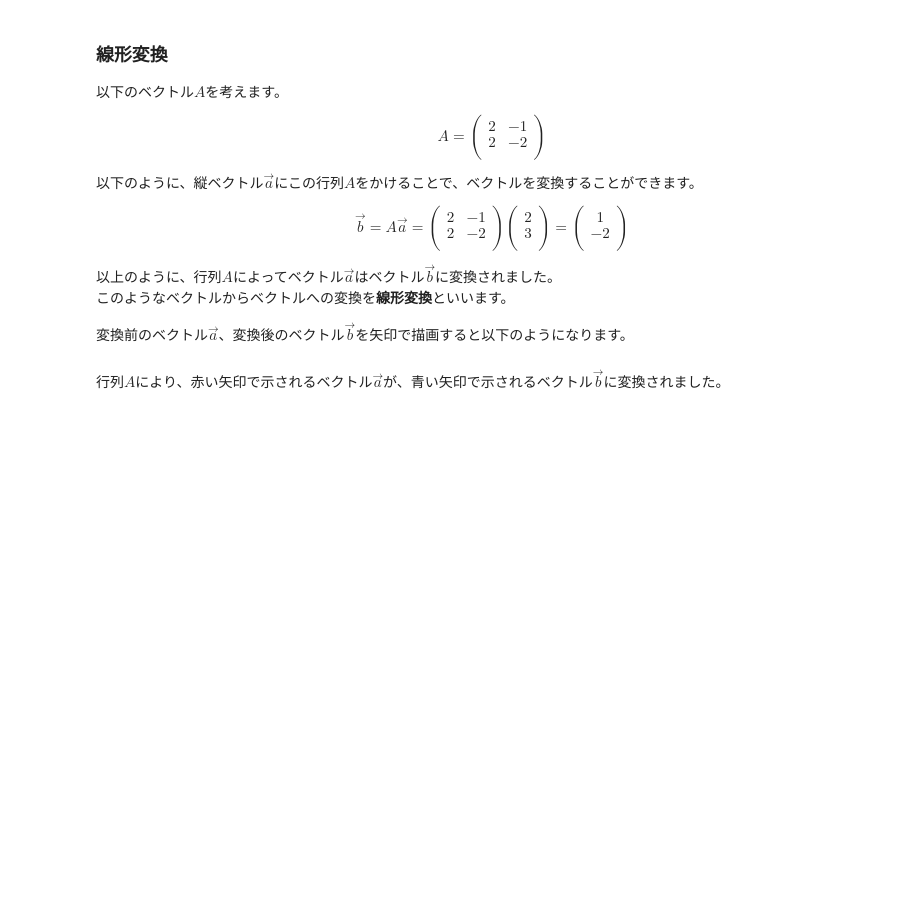
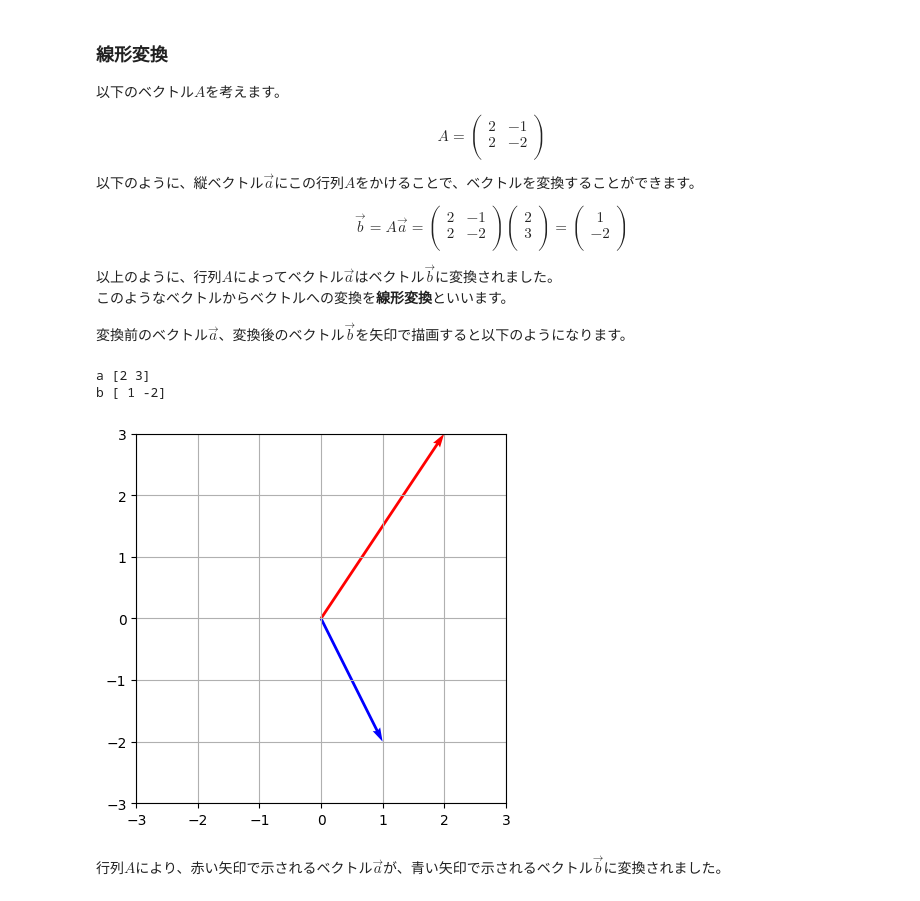
Before and after one commit to yuukimotai/UsedApart_PricePred, a Jupyter notebook: math_for_ai/Section_5/linear_transformation_lesson.ipynb, the cells around one changed output. Saved outputs shown, nothing was run; the diff lists cells and outputs as text; code cells hidden in the pictures; blank space fills up the shorter version.

Commit message:
線形変換

```diff
--- a/math_for_ai/Section_5/linear_transformation_lesson.ipynb
+++ b/math_for_ai/Section_5/linear_transformation_lesson.ipynb
@@ -88,29 +90,33 @@ $$
 # %%
 import numpy as np
 import matplotlib.pyplot as plt
 
 a = np.array([2, 3])  # 変換前のベクトル
 A = np.array([[2, -1],
               [2, -2]])
-b =       # 線形変換
+b = np.dot(A, a)      # 線形変換
 
 print("a", a)
 print("b", b)
 
 def arrow(start, size, color):
     plt.quiver(start[0], start[1], size[0], size[1], angles="xy", scale_units='xy', scale=1, color=color)
 
 s = np.array([0, 0])  # 原点
 
 arrow(s, a, color="red")
 arrow(s, b, color="blue")
 
 # グラフ表示
 plt.xlim([-3,3])                # xの表示範囲
 plt.ylim([-3,3])                # yの表示範囲
 plt.grid()                      # グリッドの表示
 plt.gca().set_aspect('equal', adjustable='box')  # 縦横を同じ長さに
 plt.show()
+# %% [output]
+a [2 3]
+b [ 1 -2]
+[figure, added]
 # %% [markdown]
 行列$A$により、赤い矢印で示されるベクトル$\vec{a}$が、青い矢印で示されるベクトル$\vec{b}$に変換されました。
 # %% [markdown]
```
Also changed, not shown: parts of 3 cells of this notebook.
